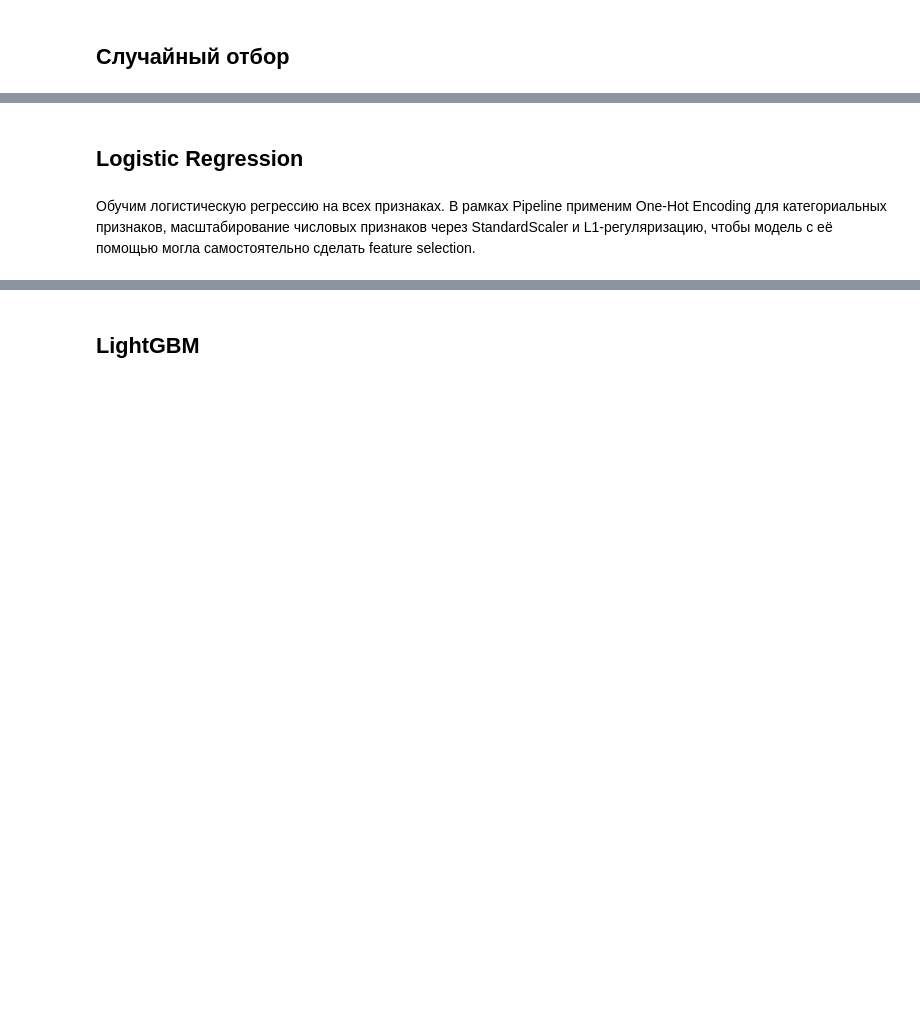
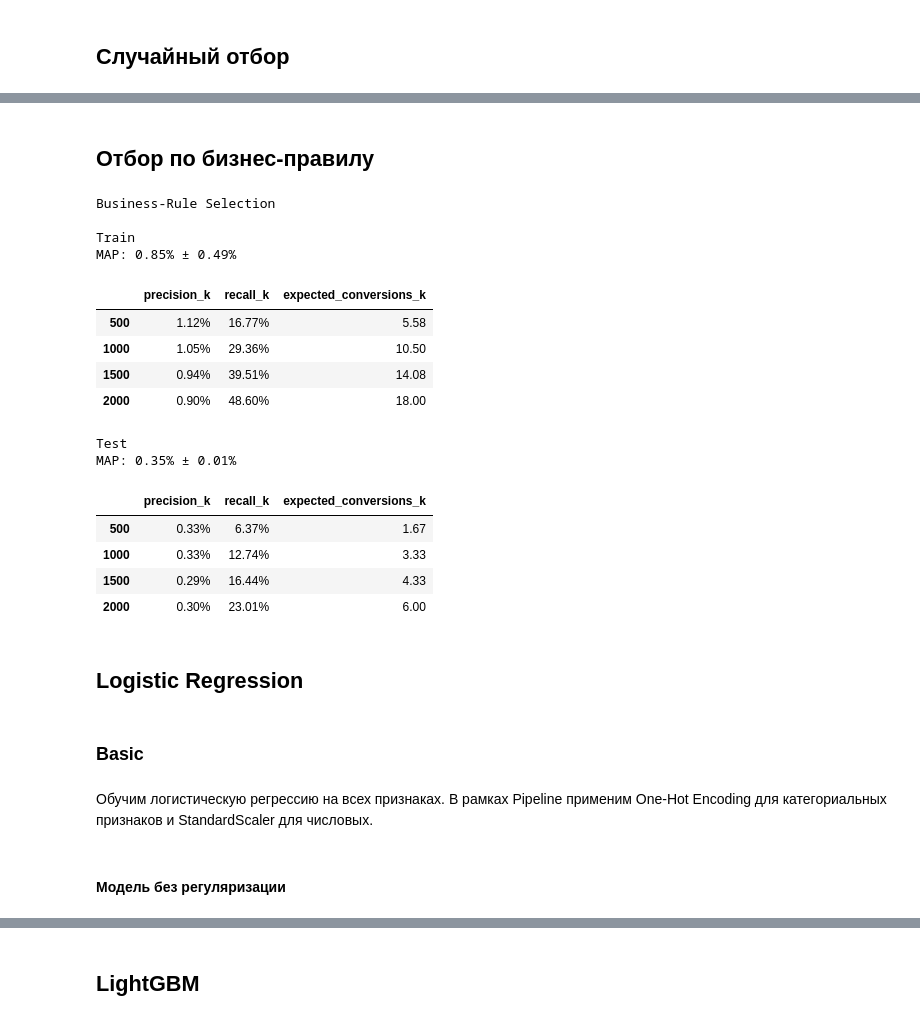
Before and after one commit to andreyerichev/ABD-Final-Project, a Jupyter notebook: analysis/models_altpay5.ipynb, the cells around one changed output, grey strips where cells are left out. Drawn from its saved outputs; the diff is of its cells as text; code cells hidden in the pictures; blank space fills up the shorter version.

```diff
--- a/analysis/models_altpay5.ipynb
+++ b/analysis/models_altpay5.ipynb
@@ -162,4 +111,54 @@ K=2000 | Precision: 0.37% | Recall: 28.15% | Expected Conversions: 7.33
+# %% [markdown]
+## Отбор по бизнес-правилу
+# %%
+from acquiring_xsell.preprocessing import train_test_month_split
+from acquiring_xsell.metrics import monthly_average_precision_score, all_top_k_scores, format_metrics
+
+train, test = train_test_month_split(df)
+y_score_col = 'business_rule_score'
+
+train[y_score_col] = np.where(train['rule_flag_altpay5'] == 1, train['turnover'], 0)
+test[y_score_col] = np.where(test['rule_flag_altpay5'] == 1, test['turnover'], 0)
+
+
+monthly_ap_train = monthly_average_precision_score(train, 'target', y_score_col)
+monthly_ap_test = monthly_average_precision_score(test, 'target', y_score_col)
+
+monthly_top_k_train = all_top_k_scores(train, 'target', y_score_col)
+monthly_top_k_test = all_top_k_scores(test, 'target', y_score_col)
+
+
+print("Business-Rule Selection")
+
+print("\nTrain")
+print(f"MAP: {monthly_ap_train.mean():.2%} ± {monthly_ap_train.std():.2%}")
+display(format_metrics(monthly_top_k_train))
+
+print("\nTest")
+print(f"MAP: {monthly_ap_test.mean():.2%} ± {monthly_ap_test.std():.2%}")
+display(format_metrics(monthly_top_k_test))
+# %% [output]
+Business-Rule Selection
+
+Train
+MAP: 0.85% ± 0.49%
+|  | precision_k | recall_k | expected_conversions_k |
+| 500 | 1.12% | 16.77% | 5.58 |
+| 1000 | 1.05% | 29.36% | 10.50 |
+| 1500 | 0.94% | 39.51% | 14.08 |
+| 2000 | 0.90% | 48.60% | 18.00 |
+Test
+MAP: 0.35% ± 0.01%
+|  | precision_k | recall_k | expected_conversions_k |
+| 500 | 0.33% | 6.37% | 1.67 |
+| 1000 | 0.33% | 12.74% | 3.33 |
+| 1500 | 0.29% | 16.44% | 4.33 |
+| 2000 | 0.30% | 23.01% | 6.00 |
 # %% [markdown]
 ## Logistic Regression
+# %% [markdown]
+### Basic
 # %% [markdown]
-Обучим логистическую регрессию на всех признаках. В рамках Pipeline применим One-Hot Encoding для категориальных признаков, масштабирование числовых признаков через StandardScaler и L1-регуляризацию, чтобы модель с её помощью могла самостоятельно сделать feature selection.
+Обучим логистическую регрессию на всех признаках. В рамках Pipeline применим One-Hot Encoding для категориальных признаков и StandardScaler для числовых.
+# %% [markdown]
+#### Модель без регуляризации
```
Also changed, not shown: parts of 74 cells of this notebook, 23 other files.
